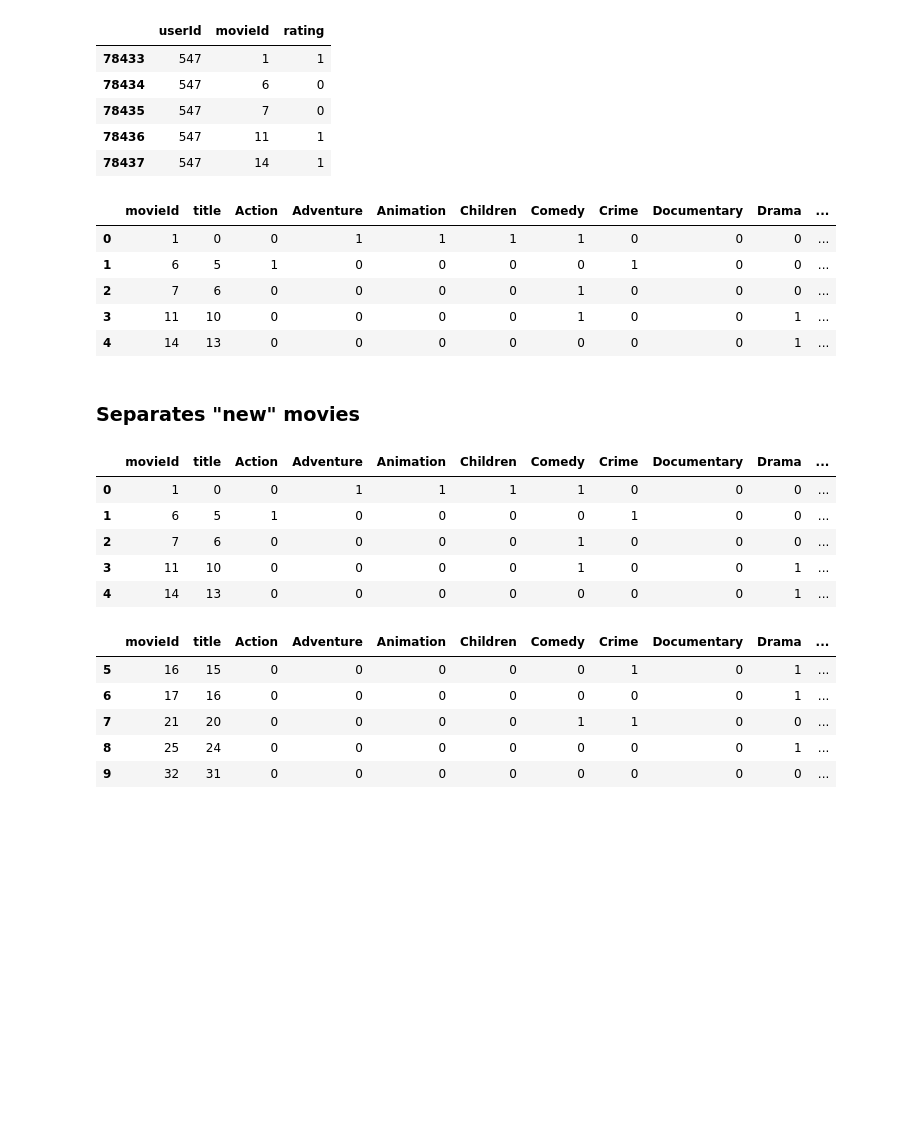
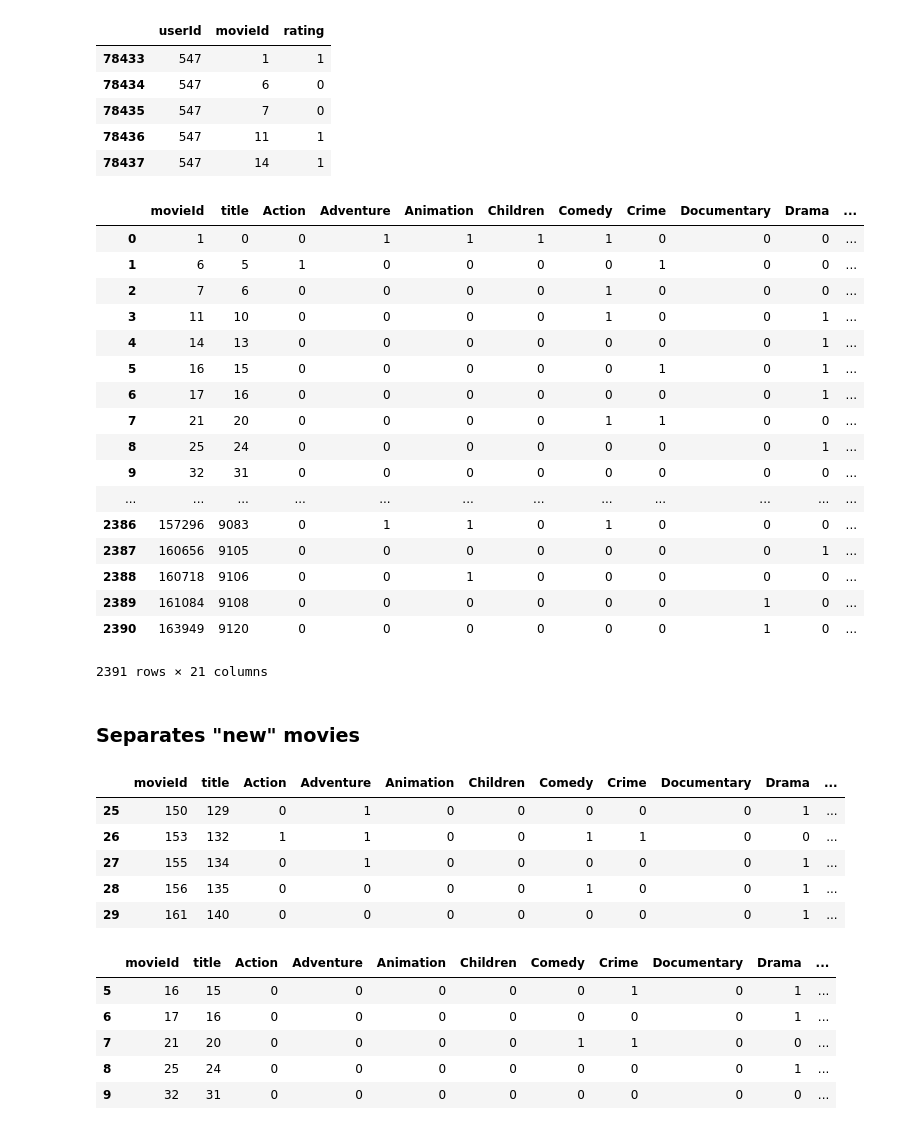
Before and after one commit to jpsmedeiros/machine-learning, a Jupyter notebook: recommender.ipynb, the cells around one changed output. Saved outputs shown, nothing was run; the diff lists cells and outputs as text; code cells hidden in the pictures; blank space fills up the shorter version.

```diff
--- a/recommender.ipynb
+++ b/recommender.ipynb
@@ -57,29 +57,41 @@ data_ratings.head()
 # %%
 # removing userId column since all the data is from one user
 data_ratings = data_ratings.drop('userId', axis=1)
 data_merge = pd.merge(data,data_ratings)
-data_merge.head()
+data_merge
 # %% [output]
 |  | movieId | title | Action | Adventure | Animation | Children | Comedy | Crime | Documentary | Drama | ... |
 | 0 | 1 | 0 | 0 | 1 | 1 | 1 | 1 | 0 | 0 | 0 | ... |
 | 1 | 6 | 5 | 1 | 0 | 0 | 0 | 0 | 1 | 0 | 0 | ... |
 | 2 | 7 | 6 | 0 | 0 | 0 | 0 | 1 | 0 | 0 | 0 | ... |
 | 3 | 11 | 10 | 0 | 0 | 0 | 0 | 1 | 0 | 0 | 1 | ... |
 | 4 | 14 | 13 | 0 | 0 | 0 | 0 | 0 | 0 | 0 | 1 | ... |
+| 5 | 16 | 15 | 0 | 0 | 0 | 0 | 0 | 1 | 0 | 1 | ... |
+| 6 | 17 | 16 | 0 | 0 | 0 | 0 | 0 | 0 | 0 | 1 | ... |
+| 7 | 21 | 20 | 0 | 0 | 0 | 0 | 1 | 1 | 0 | 0 | ... |
+| 8 | 25 | 24 | 0 | 0 | 0 | 0 | 0 | 0 | 0 | 1 | ... |
+| 9 | 32 | 31 | 0 | 0 | 0 | 0 | 0 | 0 | 0 | 0 | ... |
+| ... | ... | ... | ... | ... | ... | ... | ... | ... | ... | ... | ... |
+| 2386 | 157296 | 9083 | 0 | 1 | 1 | 0 | 1 | 0 | 0 | 0 | ... |
+| 2387 | 160656 | 9105 | 0 | 0 | 0 | 0 | 0 | 0 | 0 | 1 | ... |
+| 2388 | 160718 | 9106 | 0 | 0 | 1 | 0 | 0 | 0 | 0 | 0 | ... |
+| 2389 | 161084 | 9108 | 0 | 0 | 0 | 0 | 0 | 0 | 1 | 0 | ... |
+| 2390 | 163949 | 9120 | 0 | 0 | 0 | 0 | 0 | 0 | 1 | 0 | ... |
+2391 rows × 21 columns
 # %% [markdown]
 ### Separates "new" movies
 # %%
 #This will separate some movies from the data_set and treat them as recently added
 #Let's take the 5 movies above and strip them away
-newData = data_merge.iloc[0:5,:]
+newData = data_merge.iloc[25:30,:]
 newData
 # %% [output]
 |  | movieId | title | Action | Adventure | Animation | Children | Comedy | Crime | Documentary | Drama | ... |
-| 0 | 1 | 0 | 0 | 1 | 1 | 1 | 1 | 0 | 0 | 0 | ... |
-| 1 | 6 | 5 | 1 | 0 | 0 | 0 | 0 | 1 | 0 | 0 | ... |
-| 2 | 7 | 6 | 0 | 0 | 0 | 0 | 1 | 0 | 0 | 0 | ... |
-| 3 | 11 | 10 | 0 | 0 | 0 | 0 | 1 | 0 | 0 | 1 | ... |
-| 4 | 14 | 13 | 0 | 0 | 0 | 0 | 0 | 0 | 0 | 1 | ... |
+| 25 | 150 | 129 | 0 | 1 | 0 | 0 | 0 | 0 | 0 | 1 | ... |
+| 26 | 153 | 132 | 1 | 1 | 0 | 0 | 1 | 1 | 0 | 0 | ... |
+| 27 | 155 | 134 | 0 | 1 | 0 | 0 | 0 | 0 | 0 | 1 | ... |
+| 28 | 156 | 135 | 0 | 0 | 0 | 0 | 1 | 0 | 0 | 1 | ... |
+| 29 | 161 | 140 | 0 | 0 | 0 | 0 | 0 | 0 | 0 | 1 | ... |
 # %%
 # creating the functions to return the movie names
 def getMovieTitle(titleNumber: int):
```
Also changed, not shown: parts of 15 cells of this notebook.
